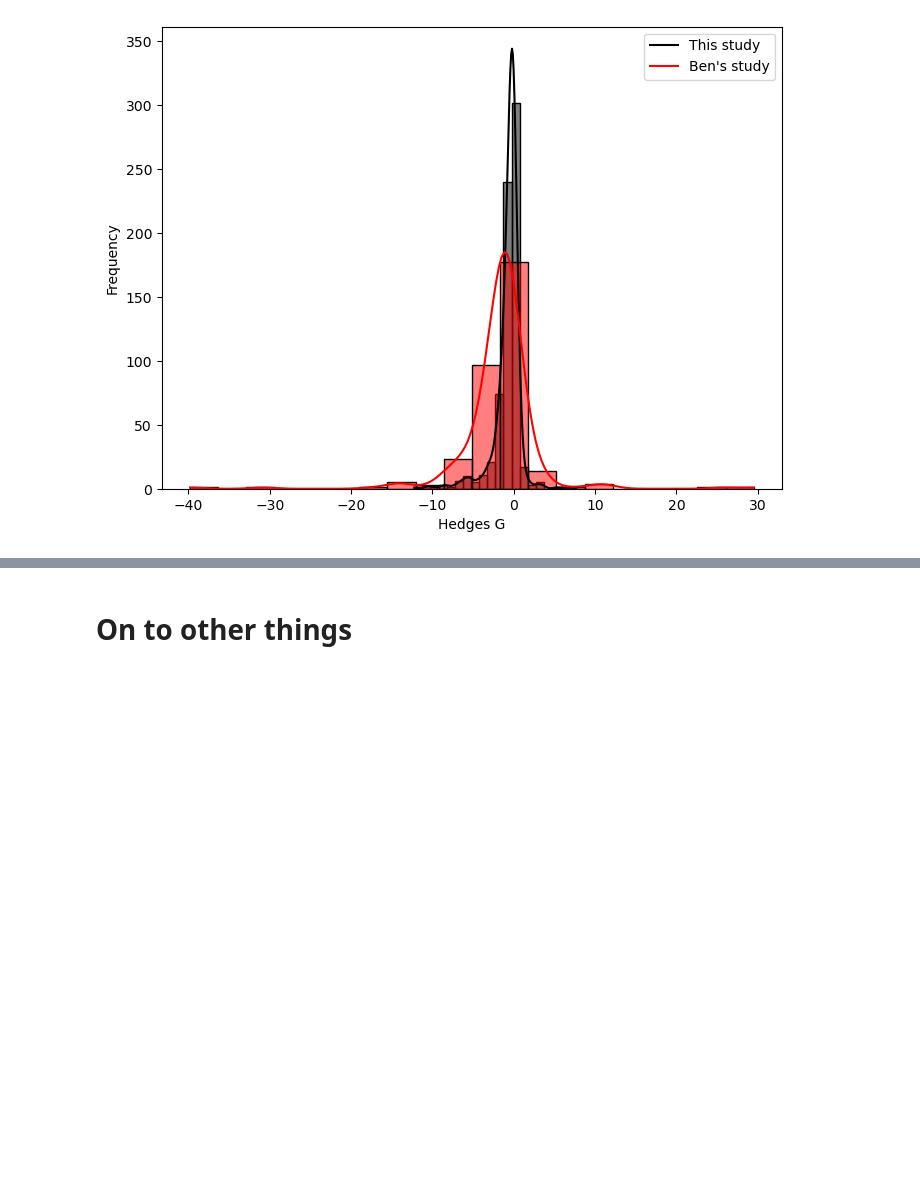
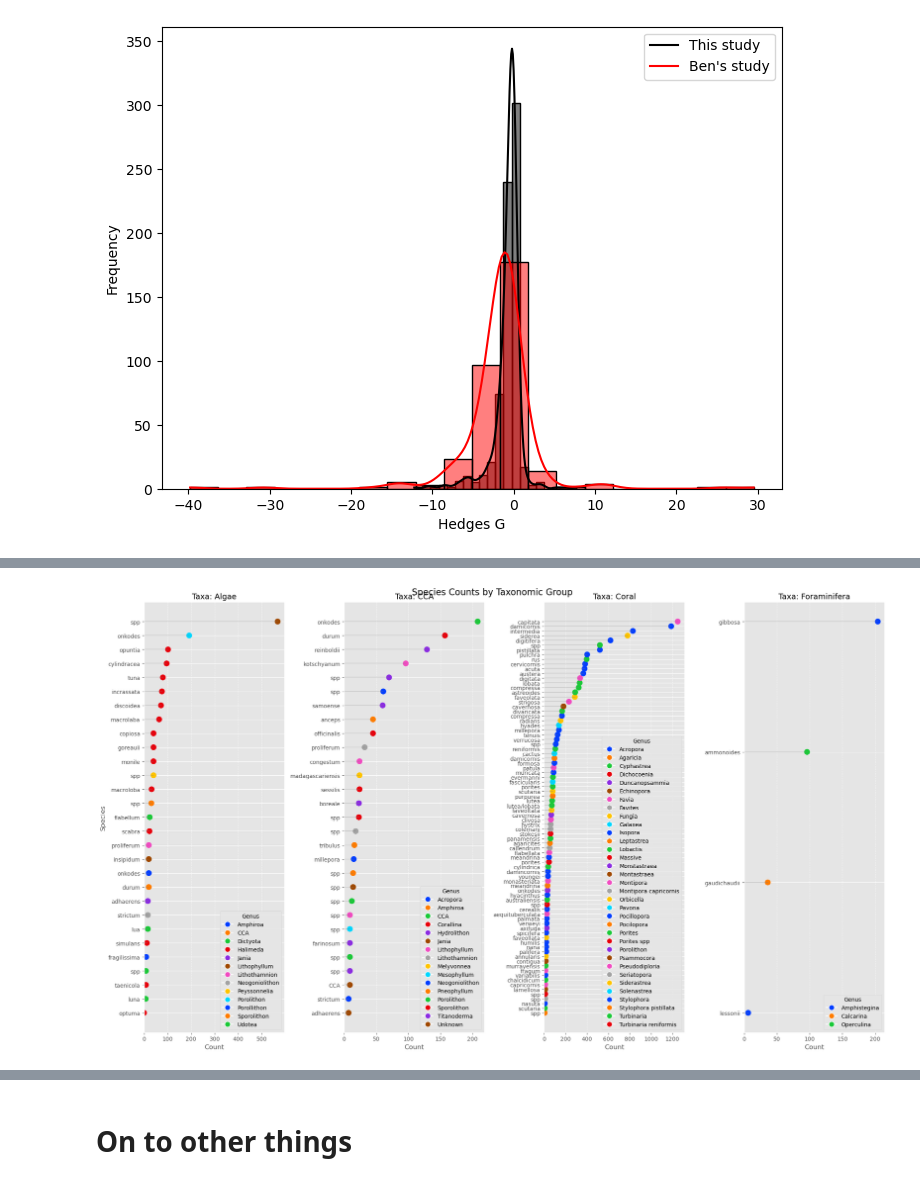
Before and after one commit to orlando-code/calc-rates, a Jupyter notebook: notebooks/initial.ipynb, the cells around one changed output, grey strips where cells are left out. Saved outputs shown, nothing was run; the diff lists cells and outputs as text; code cells hidden in the pictures; blank space fills up the shorter version.

```diff
--- a/notebooks/initial.ipynb
+++ b/notebooks/initial.ipynb
@@ -98,0 +200,91 @@ Distributions are different
+# %%
+import pandas as pd
+import numpy as np
+import matplotlib.pyplot as plt
+import seaborn as sns
+from matplotlib.lines import Line2D
+
+def create_tall_faceted_dotplot(carb_df):
+    # Aggregate counts by species
+    count_df = carb_df.groupby(['species', 'genus', 'taxa'])['n'].sum().reset_index()
+
+    # Get unique taxa to create facets
+    unique_taxa = sorted(count_df['taxa'].unique())
+    unique_taxa = [taxa for taxa in unique_taxa if taxa.lower() != 'sponge']
+    n_taxa = len(unique_taxa)
+
+    # Create a wide figure with tall panels side by side
+    # remove 'sponge' from unique taxa
+    fig, axes = plt.subplots(1, n_taxa, figsize=(5 * n_taxa, 12), sharey=False)
+
+    # Handle case where there's only one taxa (axes won't be an array)
+    if n_taxa == 1:
+        axes = [axes]
+
+    # Create a dot plot for each taxa
+    for i, taxa in enumerate(unique_taxa):
+        ax = axes[i]
+
+        # Filter data for this taxa
+        taxa_data = count_df[count_df['taxa'] == taxa].sort_values('n', ascending=True)
+
+        # Get unique genera for this taxa
+        unique_genera = sorted(taxa_data['genus'].unique())
+
+        # Create a fresh color palette for this panel
+        # Using a vibrant palette that works well with dots
+        genus_palette = dict(zip(unique_genera, sns.color_palette("bright", len(unique_genera))))
+
+        # Create colors based on genus within this taxa
+        colors = [genus_palette[genus] for genus in taxa_data['genus']]
+
+        # Reset y-position indexing for this panel
+        y_positions = range(len(taxa_data))
+
+        # Create the dot plot
+        ax.scatter(taxa_data['n'], y_positions, c=colors, s=100)
+
+        # Add lines from y-axis to dots
+        for j, (_, row) in enumerate(taxa_data.iterrows()):
+            ax.plot([0, row['n']], [j, j], 'gray', alpha=0.3)
+
+        # Format the plot
+        ax.set_yticks(y_positions)
+        ax.set_yticklabels(taxa_data['species'])
+        ax.set_title(f'Taxa: {taxa}', fontsize=14)
+
+        # Set x-axis range based on this panel's data
+        max_count = taxa_data['n'].max()
+        ax.set_xlim(0, max_count * 1.05)
+
+        # Add grid lines
+        ax.grid(axis='x', linestyle='--', alpha=0.7)
+
+        # Add x-axis label
+        ax.set_xlabel('Count', fontsize=12)
+
+        # Only add y-axis label for the leftmost panel
+        if i == 0:
+            ax.set_ylabel('Species', fontsize=12)
+
+        # Create a legend for this panel
+        legend_handles = [Line2D([0], [0], marker='o', color='w',
+                               markerfacecolor=genus_palette[genus], markersize=10)
+                         for genus in unique_genera]
+
+        # Position legend inside the panel near the top
+        ax.legend(legend_handles, unique_genera,
+                 title='Genus', loc='lower right')
+
+    plt.tight_layout()
+    plt.subplots_adjust(top=0.95)  # Make room for title
+    plt.suptitle('Species Counts by Taxonomic Group', fontsize=16)
+
+    return fig
+
+# Example usage:
+fig = create_tall_faceted_dotplot(carb_df)
+# plt.savefig('tall_faceted_dotplot.png', dpi=300, bbox_inches='tight')
+# plt.show()
+# %% [output]
+[figure, added]
```
Also changed, not shown: parts of 33 cells of this notebook.
